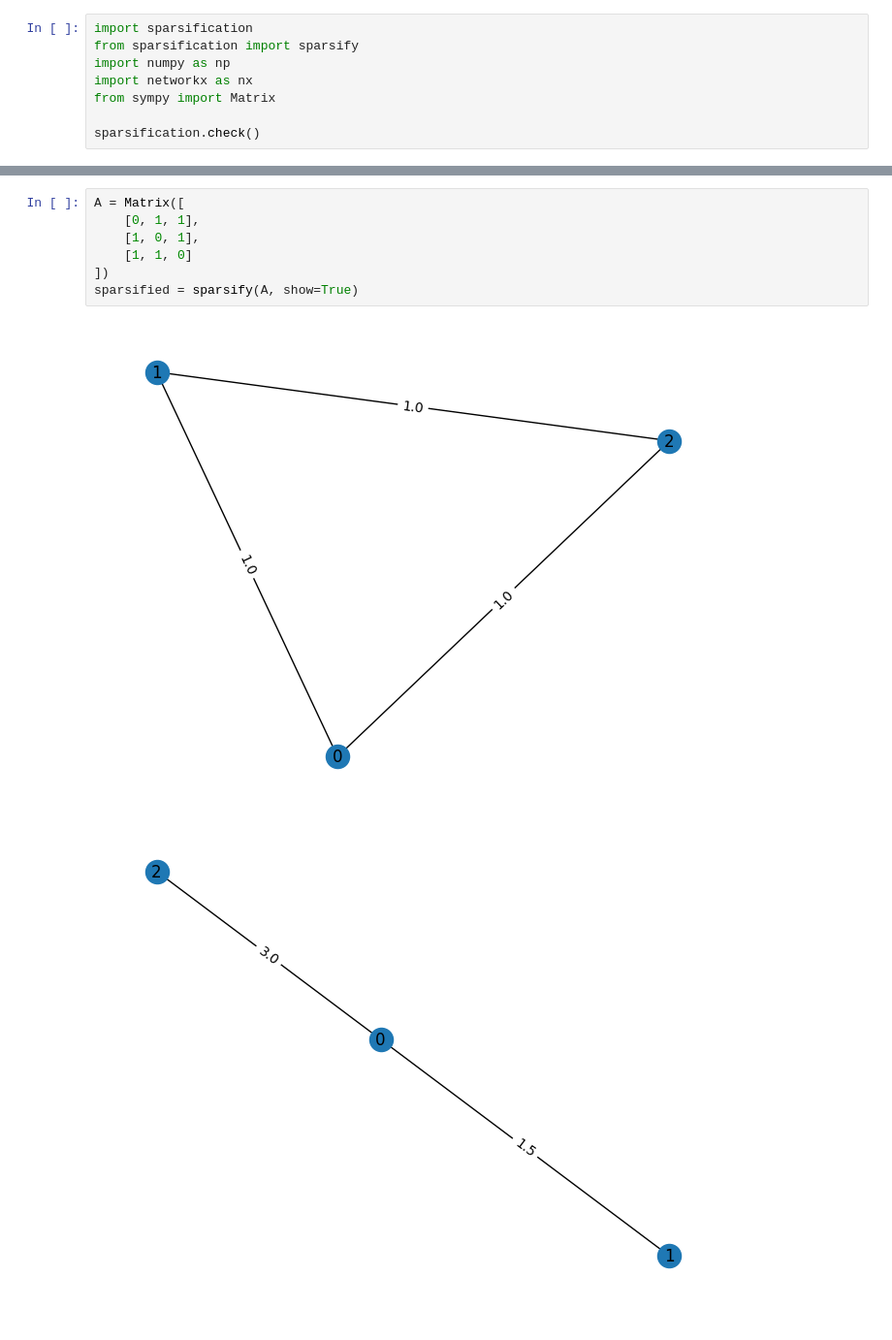
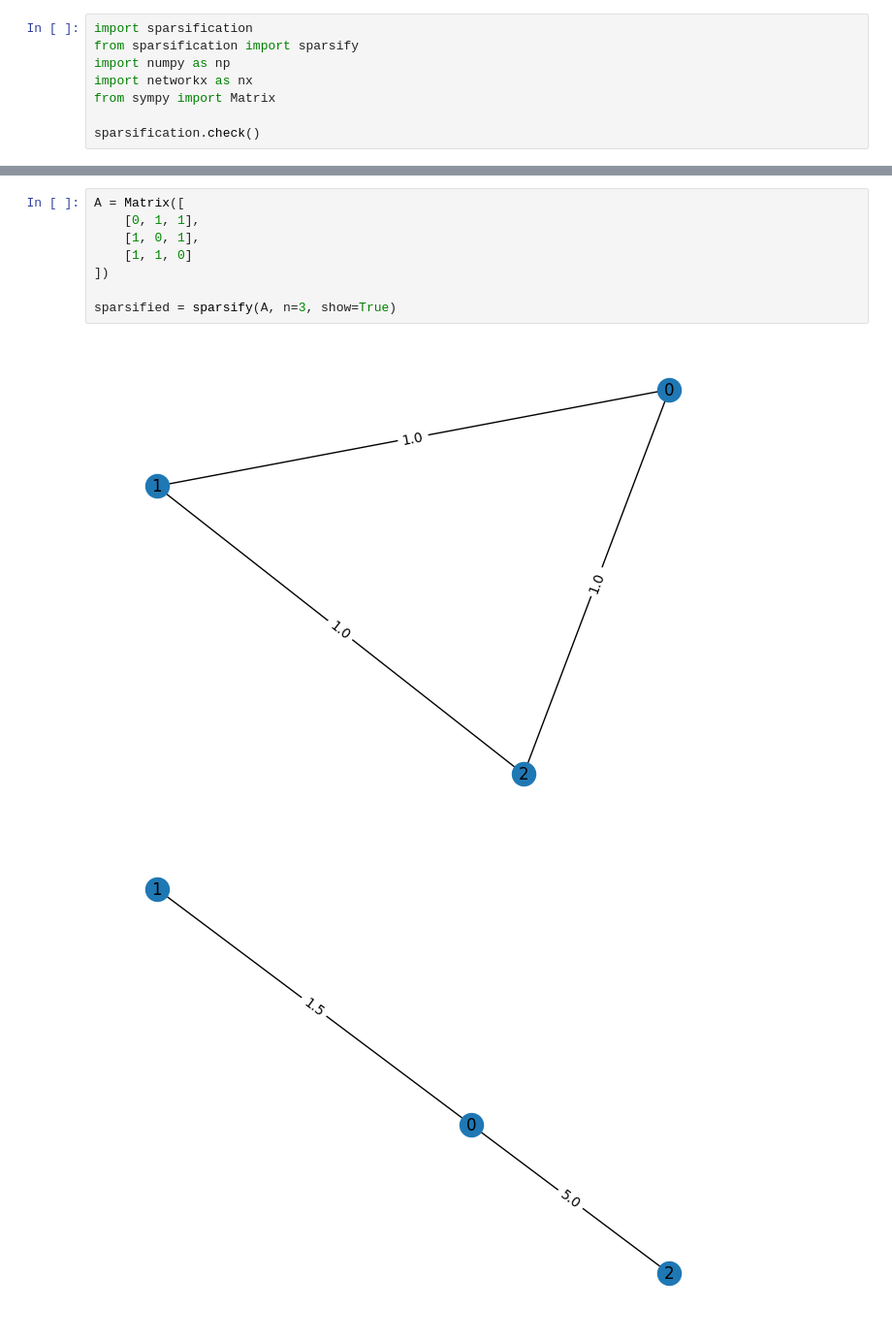
Before and after one commit to akamaaru/spectral-spasification, a Jupyter notebook: demo.ipynb, the cells around one changed output, grey strips where cells are left out. Shown at 97% size. Drawn from its saved outputs; the diff is of its cells as text.

```diff
--- a/demo.ipynb
+++ b/demo.ipynb
@@ -43,10 +69,11 @@ sparsified = sparsify(G, show=True)
 # %%
 A = Matrix([
     [0, 1, 1],
     [1, 0, 1],
     [1, 1, 0]
 ])
-sparsified = sparsify(A, show=True)
+
+sparsified = sparsify(A, n=3, show=True)
 # %% [output]
-[figure, old version]
+[figure, new version]
-[figure, old version]
+[figure, new version]
```
Also changed, not shown: parts of 13 cells of this notebook, 1 other file.
